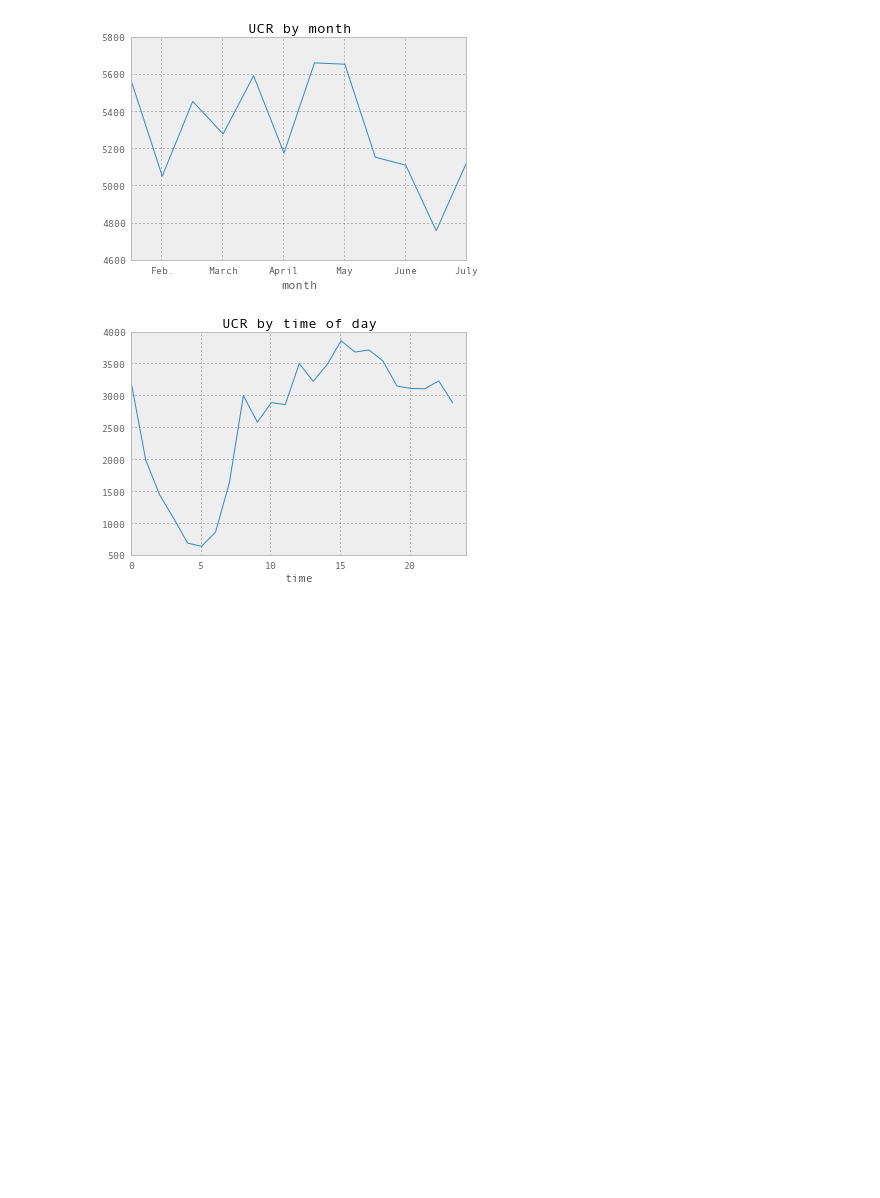
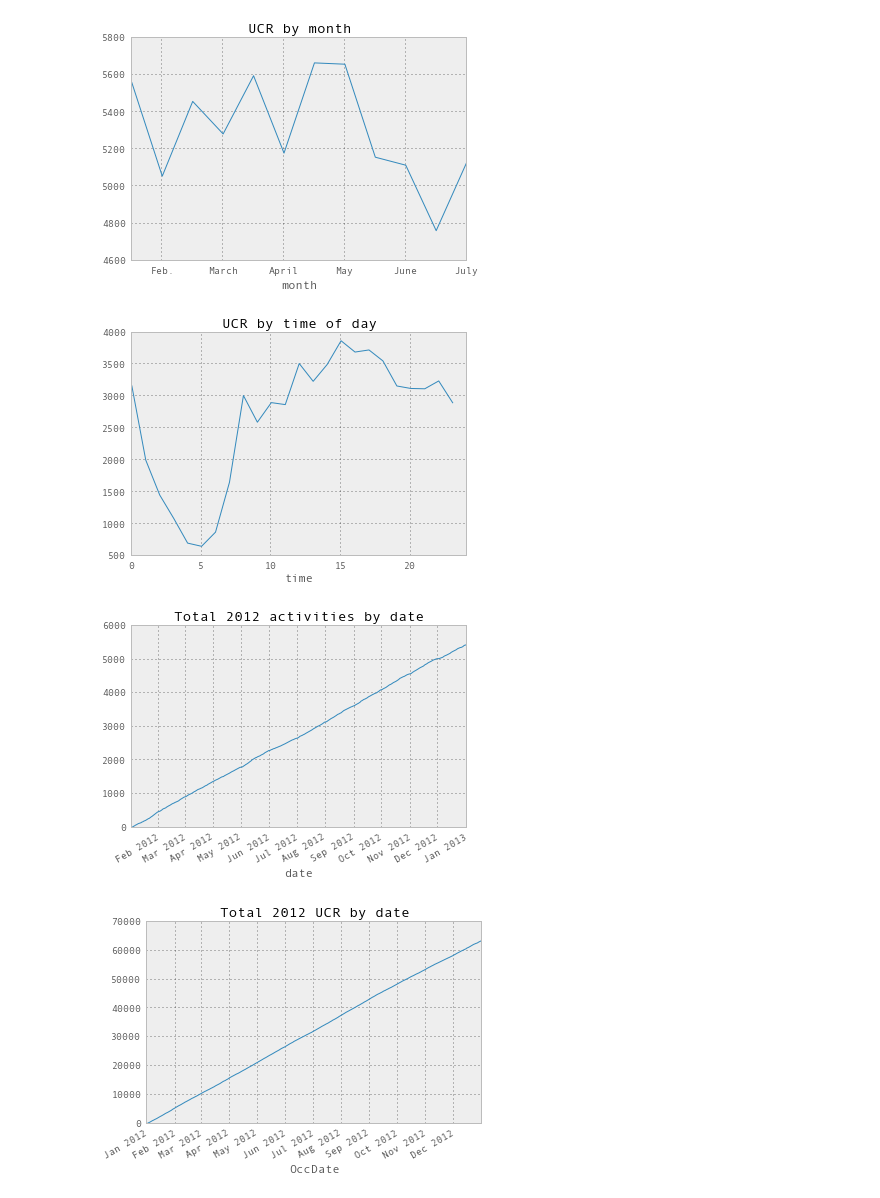
Before and after one commit to dankeemahill/dailyactivity, a Jupyter notebook: analysis.ipynb, the cells around one changed output. Drawn from its saved outputs; the diff is of its cells as text; code cells hidden in the pictures; blank space fills up the shorter version.

Commit message:
Add cumsum time series charts

```diff
--- a/analysis.ipynb
+++ b/analysis.ipynb
@@ -176,0 +174,11 @@ plt.show()
+# %%
+activity_cumsum = activity.groupby('date').size().cumsum().plot()
+activity_cumsum.set_title('Total 2012 activities by date')
+plt.show()
+
+ucr_cumsum = ucr.groupby('OccDate').size().cumsum().plot()
+ucr_cumsum.set_title('Total 2012 UCR by date')
+plt.show()
+# %% [output]
+[figure, added]
+[figure, added]
```
Also changed, not shown: parts of 2 cells of this notebook.
